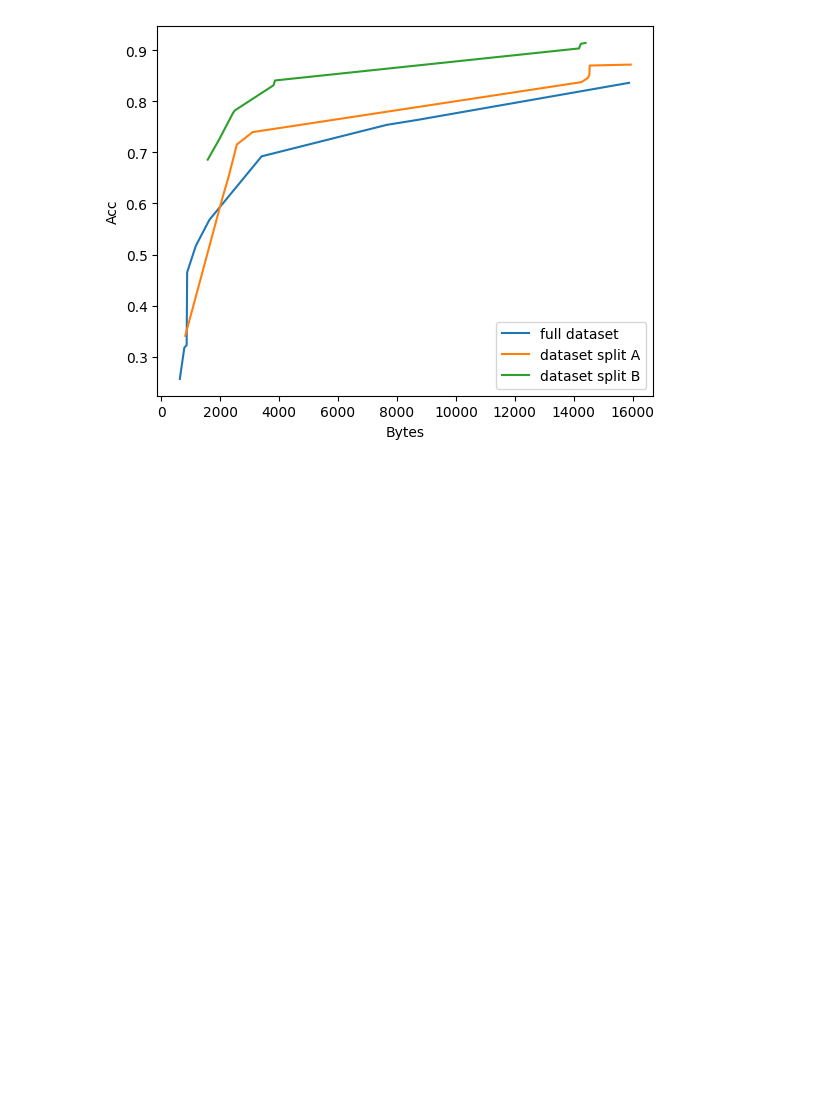
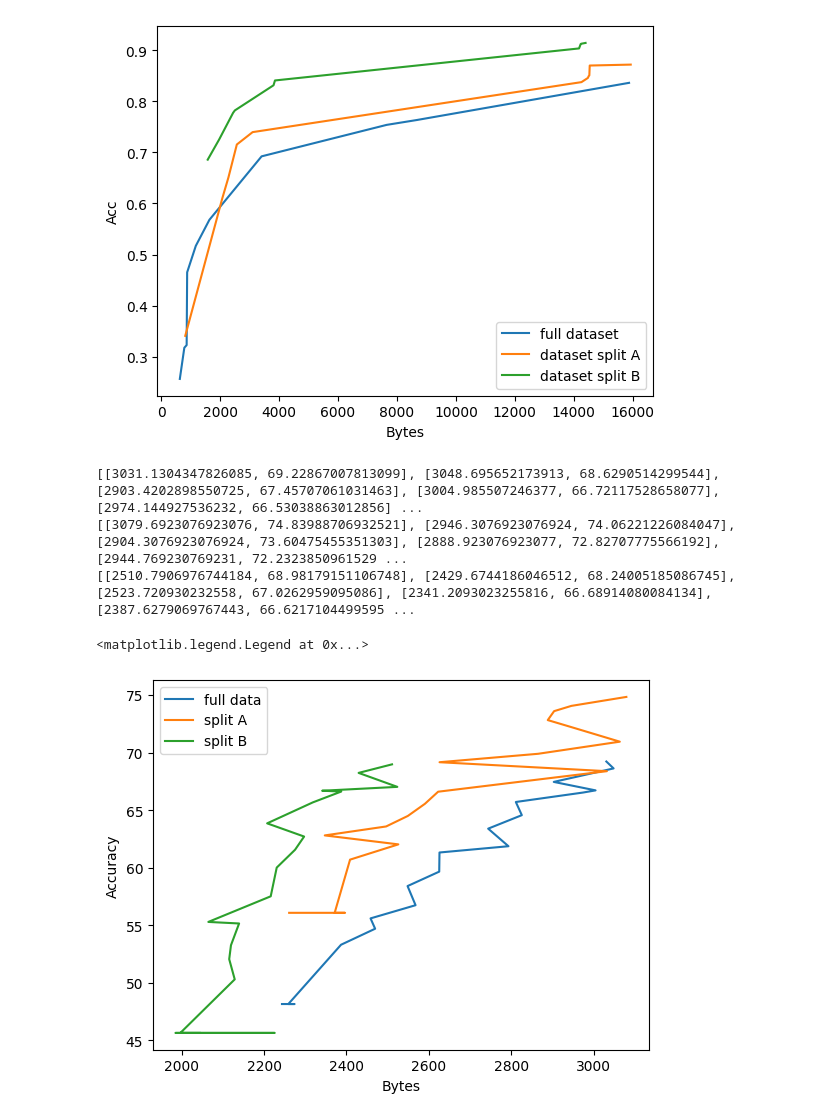
Before and after one commit to jsiloto/split_mobilenetv3, a Jupyter notebook: results/analysis.ipynb, the cells around one changed output. Drawn from its saved outputs; the diff is of its cells as text; code cells hidden in the pictures; blank space fills up the shorter version.

```diff
--- a/results/analysis.ipynb
+++ b/results/analysis.ipynb
@@ -61,3 +61,36 @@ plt.legend()
   9.13014163e-01 9.13014163e-01 9.14362779e-01]]
 <matplotlib.legend.Legend at 0x...>
 [figure]
+# %%
+import glob
+import json
+import matplotlib.pyplot as plt
+import numpy as np
+import scipy
+
+def plot_summary(f, label=""):
+    with open(f, "r") as fp:
+        a = json.load(fp)
+        data = []
+        for k, v in a.items():
+            data.append([v["val_bytes"], v["val_top1"]])
+        print(data)
+        data = np.array(data)
+        plt.plot(data.T[0], data.T[1], label=label)
+
+
+
+plot_summary('../checkpoints/test/pets_gain_bottleneck_default/eval_summary.json', "full data")
+plot_summary('../checkpoints/test/pets_a2_gain_bottleneck_a2_default/eval_summary.json', "split A")
+plot_summary('../checkpoints/test/pets_b2_gain_bottleneck_b2_default/eval_summary.json', "split B")
+
+plt.xlabel("Bytes")
+plt.ylabel("Accuracy")
+
+plt.legend()
+# %% [output]
+[[3031.1304347826085, 69.22867007813099], [3048.695652173913, 68.6290514299544], [2903.4202898550725, 67.45707061031463], [3004.985507246377, 66.72117528658077], [2974.144927536232, 66.53038863012856] ...
+[[3079.6923076923076, 74.83988706932521], [2946.3076923076924, 74.06221226084047], [2904.3076923076924, 73.60475455351303], [2888.923076923077, 72.82707775566192], [2944.769230769231, 72.2323850961529 ...
+[[2510.7906976744184, 68.98179151106748], [2429.6744186046512, 68.24005185086745], [2523.720930232558, 67.0262959095086], [2341.2093023255816, 66.68914080084134], [2387.6279069767443, 66.6217104499595 ...
+<matplotlib.legend.Legend at 0x...>
+[figure, added]
```
Also changed, not shown: 2 other files.
